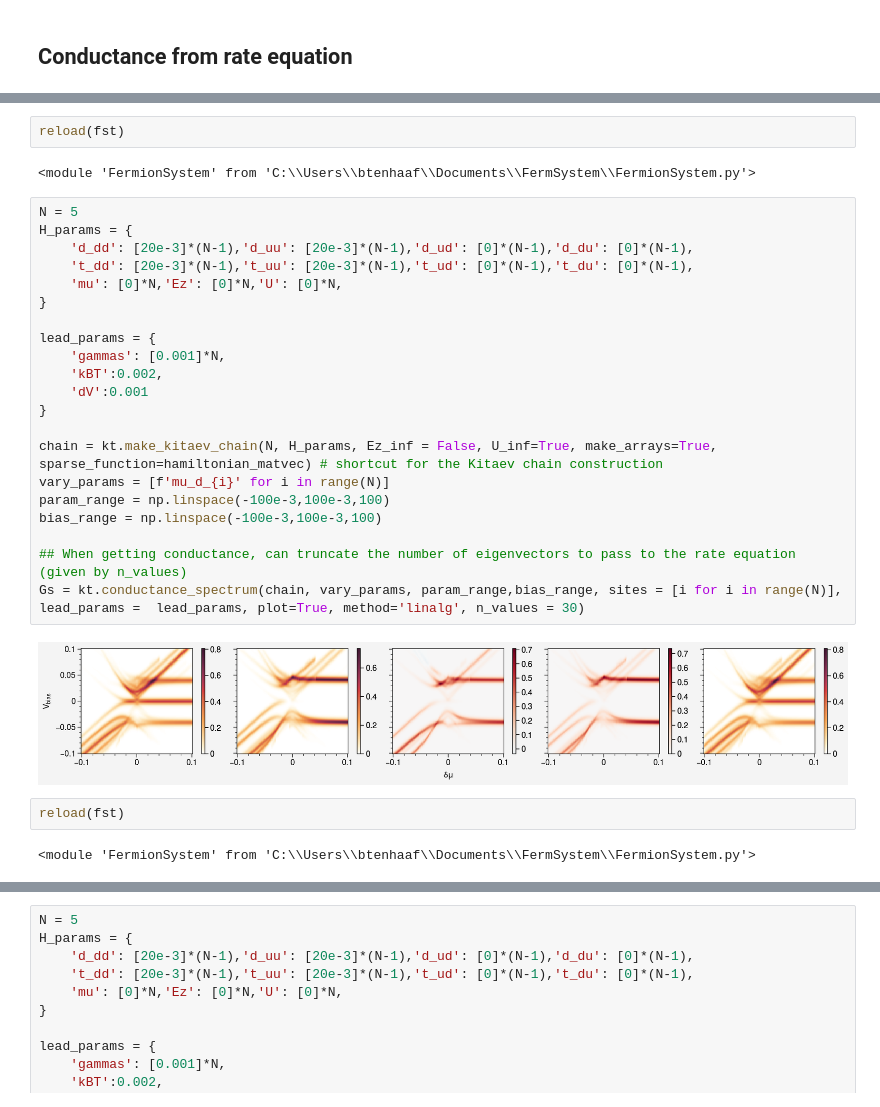
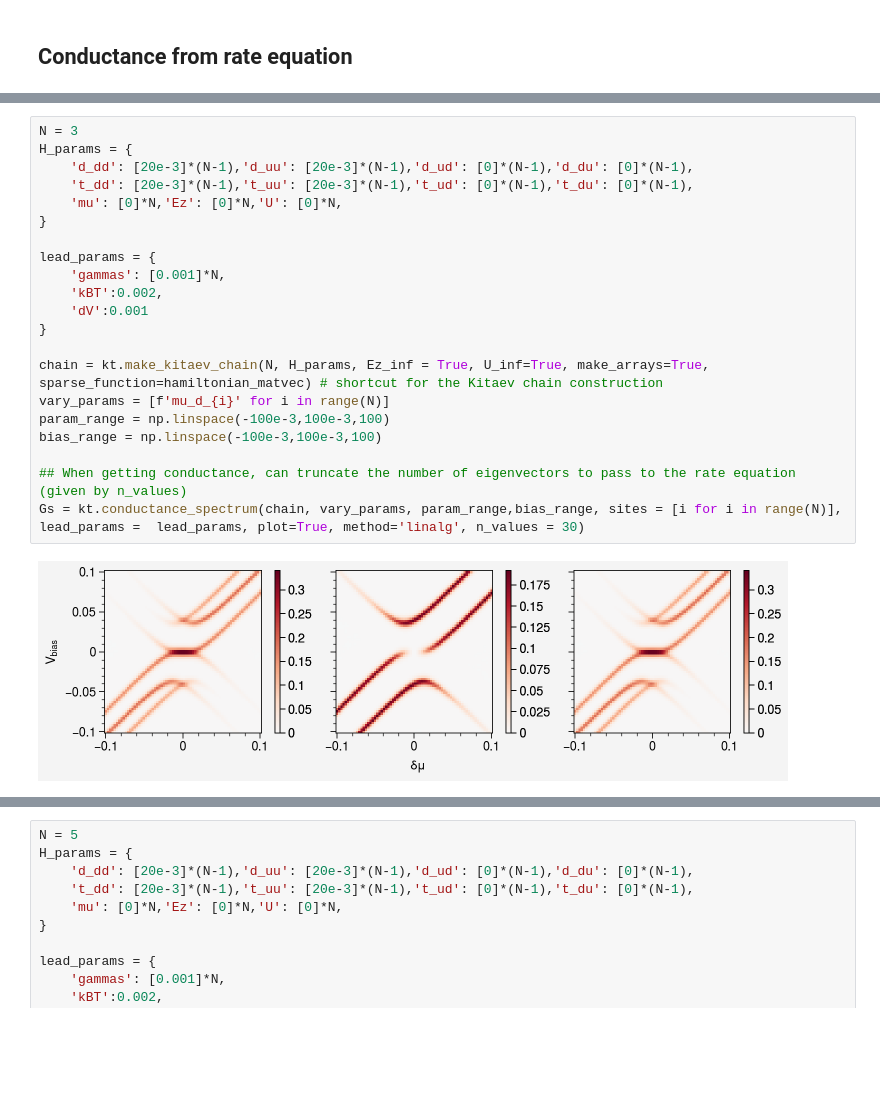
Before and after one commit to SebasRoelofs/KitaevTool, a Jupyter notebook: Introduction.ipynb, the cells around one changed output, grey strips where cells are left out. Cells and saved outputs as stored; diff of their text form; blank space fills up the shorter version.

```diff
--- a/Introduction.ipynb
+++ b/Introduction.ipynb
@@ -387,31 +296,23 @@ print(V)
-# %%
-reload(fst)
-# %% [output]
-<module 'FermionSystem' from 'C:\\Users\\btenhaaf\\Documents\\FermSystem\\FermionSystem.py'>
 # %%
-N = 5
+N = 3
 H_params = {
     'd_dd': [20e-3]*(N-1),'d_uu': [20e-3]*(N-1),'d_ud': [0]*(N-1),'d_du': [0]*(N-1),
     't_dd': [20e-3]*(N-1),'t_uu': [20e-3]*(N-1),'t_ud': [0]*(N-1),'t_du': [0]*(N-1),
     'mu': [0]*N,'Ez': [0]*N,'U': [0]*N,
 }
 
 lead_params = {
     'gammas': [0.001]*N,
     'kBT':0.002,
     'dV':0.001
 }
 
-chain = kt.make_kitaev_chain(N, H_params, Ez_inf = False, U_inf=True, make_arrays=True, sparse_function=hamiltonian_matvec) # shortcut for the Kitaev chain construction
+chain = kt.make_kitaev_chain(N, H_params, Ez_inf = True, U_inf=True, make_arrays=True, sparse_function=hamiltonian_matvec) # shortcut for the Kitaev chain construction
 vary_params = [f'mu_d_{i}' for i in range(N)]
 param_range = np.linspace(-100e-3,100e-3,100)
 bias_range = np.linspace(-100e-3,100e-3,100)
 
 ## When getting conductance, can truncate the number of eigenvectors to pass to the rate equation (given by n_values)
 Gs = kt.conductance_spectrum(chain, vary_params, param_range,bias_range, sites = [i for i in range(N)], lead_params =  lead_params, plot=True, method='linalg', n_values = 30)
 # %% [output]
-[figure, old version]
+[figure, new version]
-# %%
-reload(fst)
-# %% [output]
-<module 'FermionSystem' from 'C:\\Users\\btenhaaf\\Documents\\FermSystem\\FermionSystem.py'>
```
Also changed, not shown: parts of 16 cells of this notebook, 1 other file.
